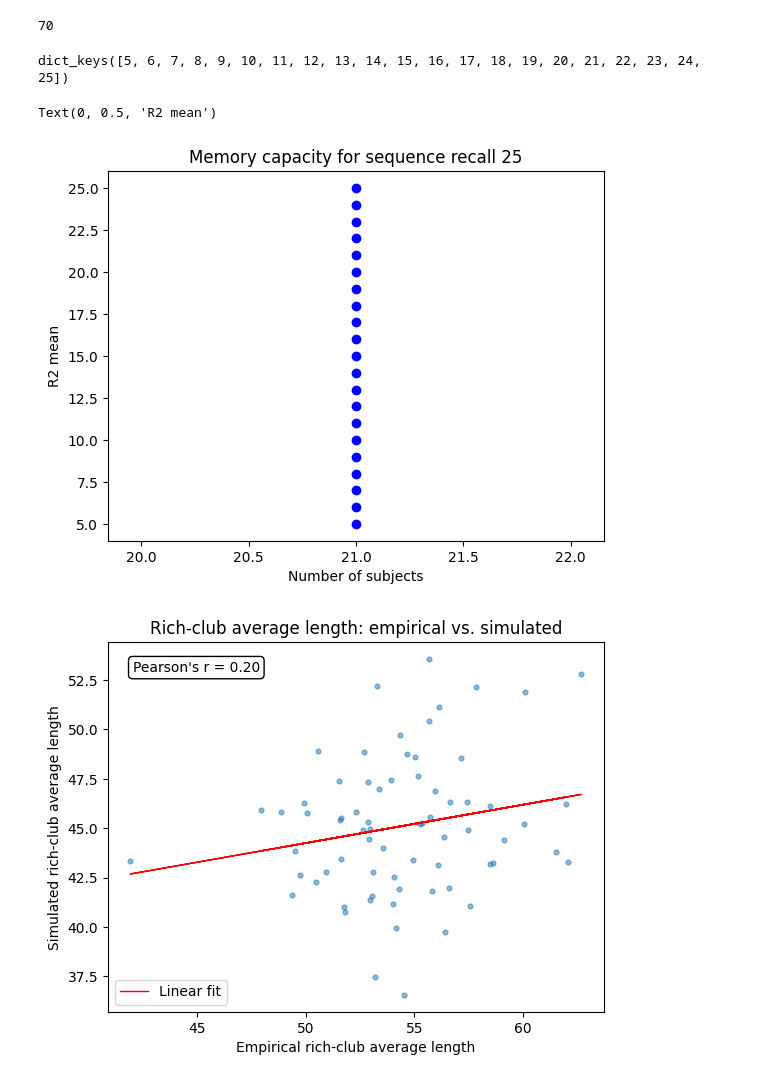
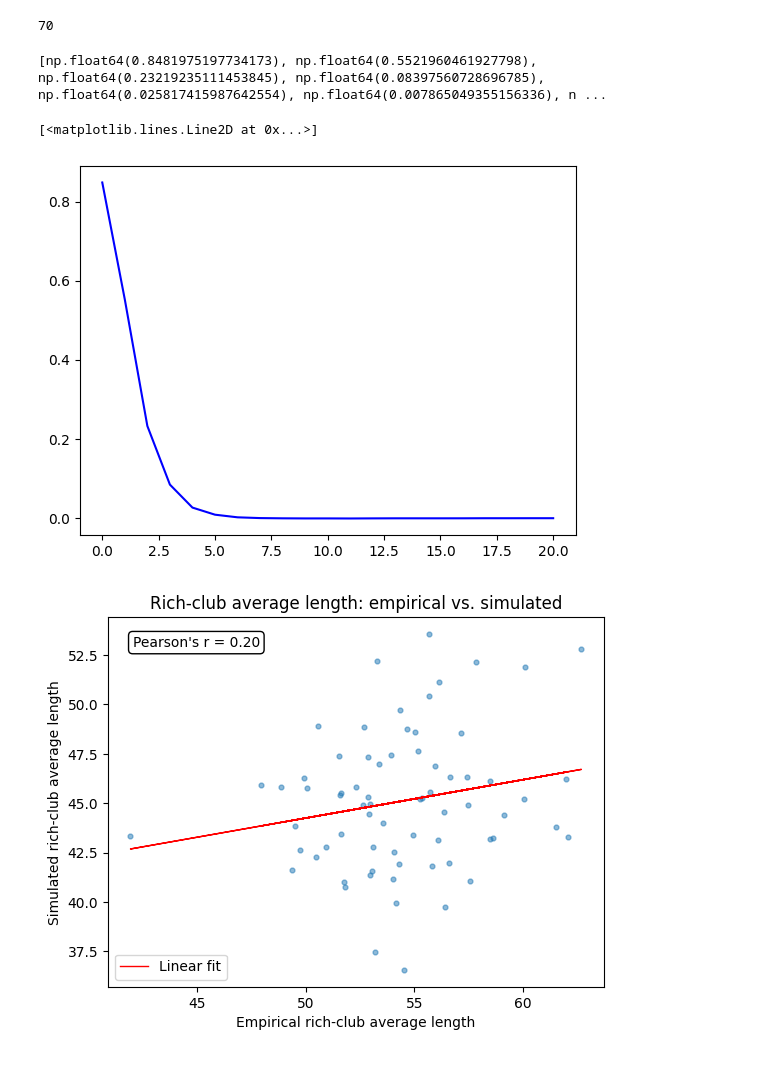
Before and after one commit to ad045/simba, a Jupyter notebook: notebooks/05_plotting_energy_grids.ipynb, the cells around one changed output. Cells and saved outputs as stored; diff of their text form; code cells hidden in the pictures.

```diff
--- a/notebooks/05_plotting_energy_grids.ipynb
+++ b/notebooks/05_plotting_energy_grids.ipynb
@@ -109,21 +100,20 @@ for subject in best_gnm_per_subject["sequence_recall"].values:
 len(mean_r2_sr[5])
 # %% [output]
 70
-# %%
-mean_r2_sr.keys()
-# %% [output]
-dict_keys([5, 6, 7, 8, 9, 10, 11, 12, 13, 14, 15, 16, 17, 18, 19, 20, 21, 22, 23, 24, 25])
+# %%
+# get performance metric: Mean r2 over all lengths
+performances_mean_r2 = []
+for key in mean_r2_sr:
+    one_subjects_performance_value = np.mean(mean_r2_sr[key])
+    performances_mean_r2.append(one_subjects_performance_value)
+print(performances_mean_r2)
+# %% [output]
+[np.float64(0.8481975197734173), np.float64(0.5521960461927798), np.float64(0.23219235111453845), np.float64(0.08397560728696785), np.float64(0.025817415987642554), np.float64(0.007865049355156336), n ...
 # %%
-for i in mean_r2_sr.keys():
-    # plt.figure(figsize=(10, 5))
-    plt.scatter(len(mean_r2_sr), i, color="blue") # , label=str(i))
-plt.title(f"Memory capacity for sequence recall {i}")
-plt.xlabel("Number of subjects")
-plt.ylabel("R2 mean")
-# plt.savefig(OUTPUT_PATH + f"/memory_capacity_sequence_recall_{i}.png")
+plt.plot(performances_mean_r2, color="blue")
 # %% [output]
-Text(0, 0.5, 'R2 mean')
+[<matplotlib.lines.Line2D at 0x...>]
-[figure, old version]
+[figure, new version]
 # %%
 # variable_name = "richclub_avg_length"
 from src.plotting.graphical_measures_measured_vs_simulated import plot_graph_measure_vs_simulated
```
Also changed, not shown: parts of 5 cells of this notebook, 9 other files.
